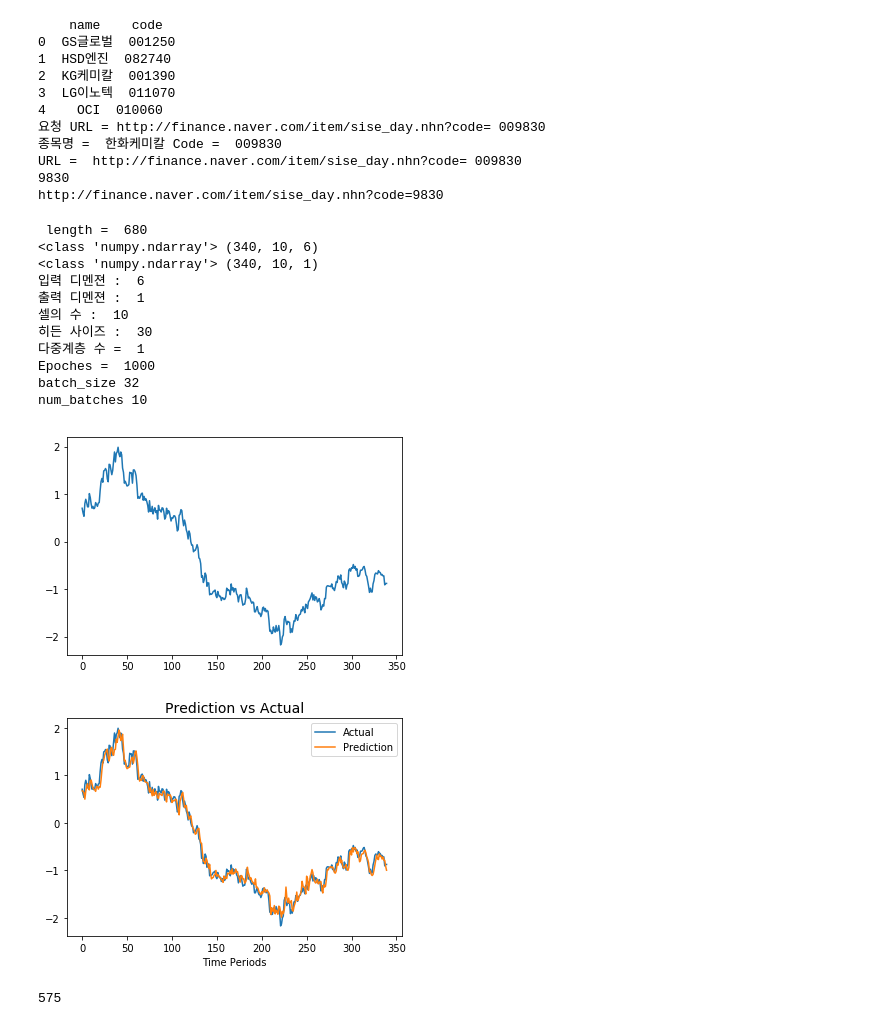
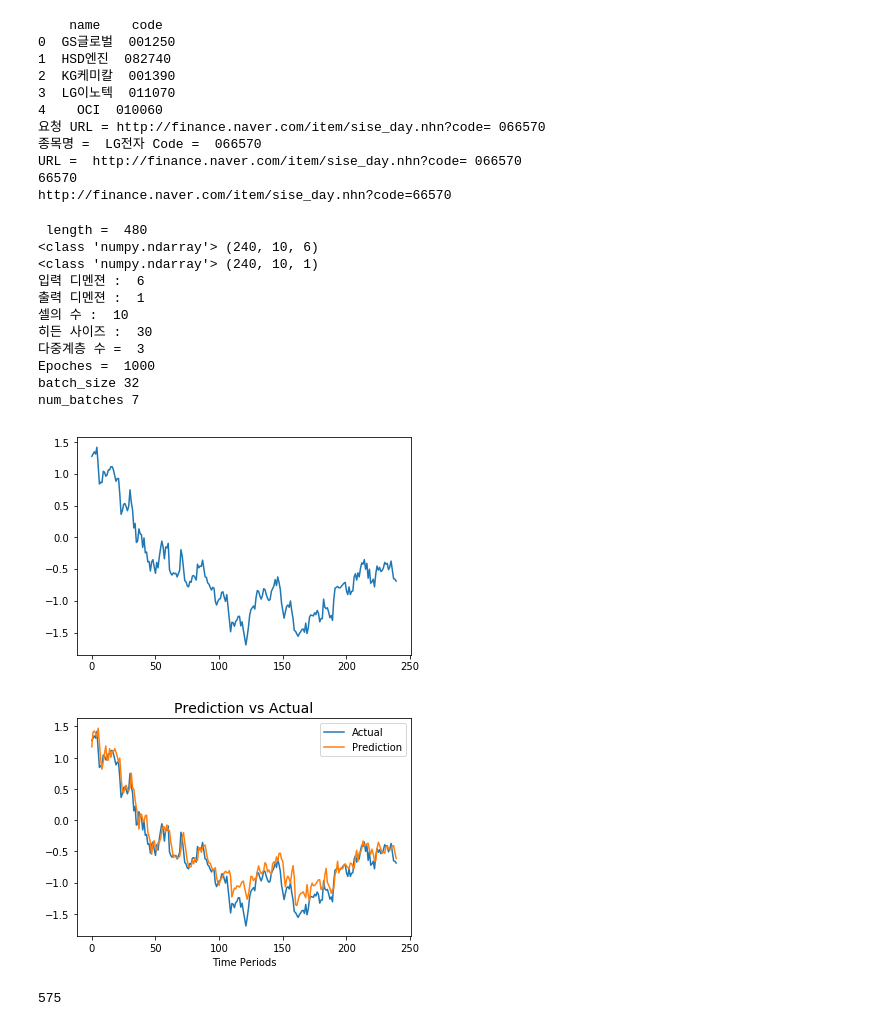
Before and after one commit to dwjang0902/ExampleNew, a Jupyter notebook: Data_prediction_stock_1.ipynb, the cells around one changed output. Saved outputs shown, nothing was run; the diff lists cells and outputs as text; code cells hidden in the pictures.

```diff
--- a/Data_prediction_stock_1.ipynb
+++ b/Data_prediction_stock_1.ipynb
@@ -52,7 +52,7 @@ def get_url(item_name, code_df):
 
 
 # 종목명의 일자데이터 url 가져오기
-item_name='한화케미칼'
+item_name='LG전자'
 url, code = get_url(item_name, code_df)
 #print(type(code))
 # 왜 이렇게 해야 동작하는지 잘 모르겠다.
@@ -87,7 +87,7 @@ mp = maxPage[0].find_all("td",class_="pgRR")
 
 # 1페이지에서 20페이지의 데이터만 가져오기
 #마지막 페이지 찾는 방법 ???
-for page in range(1, 70):
+for page in range(1, 50):
 #    pg_url = '{url}&page={page}'.format(url=url, page=page) # 동작을 않는다, 이유를 모르겠다 ???
     pg_url = 'http://finance.naver.com/item/sise_day.nhn?code=' + code_num + '&page='+ str(page)
 #    print(pg_url)
@@ -203,7 +203,7 @@ def cell():
    #c = tf.nn.rnn_cell.BasicRNNCell(hidden_size)
    return c
 
-num_mult = 1
+num_mult = 3
 print("다중계층 수 = ",num_mult)
 cells = tf.contrib.rnn.MultiRNNCell([cell() for _ in range(num_mult)])
 outputs, _states = tf.nn.dynamic_rnn(cells, X, dtype = tf.float32)
@@ -258,43 +258,43 @@ with tf.Session() as sess :
             sess.run(training_op, feed_dict = { X : x_batches, Y: y_batches}) # 트레이닝
         """
 
         if ep % 100 == 0 :
             mse = loss.eval(feed_dict = { X : x_test, Y: y_test})
 
     y_pred = sess.run(predictions, feed_dict = {X: x_test}) # 예측
     #    print(" Prediction = \n ", np.squeeze(y_pred))
 
 #결과 그리기
 plt.figure(2)
 plt.title("Prediction vs Actual", fontsize = 14)
 plt.plot(np.squeeze(y_test)[:,1], label = "Actual")
 plt.plot(np.squeeze(y_pred)[:,1], label ="Prediction")
 plt.legend(loc = "upper right")
 plt.xlabel("Time Periods")
 plt.show()
 # %% [output]
     name    code
 0  GS글로벌  001250
 1  HSD엔진  082740
 2  KG케미칼  001390
 3  LG이노텍  011070
 4    OCI  010060
-요청 URL = http://finance.naver.com/item/sise_day.nhn?code= 009830
-종목명 =  한화케미칼 Code =  009830
-URL =  http://finance.naver.com/item/sise_day.nhn?code= 009830
-9830
-http://finance.naver.com/item/sise_day.nhn?code=9830
+요청 URL = http://finance.naver.com/item/sise_day.nhn?code= 066570
+종목명 =  LG전자 Code =  066570
+URL =  http://finance.naver.com/item/sise_day.nhn?code= 066570
+66570
+http://finance.naver.com/item/sise_day.nhn?code=66570
- length =  680
-<class 'numpy.ndarray'> (340, 10, 6)
-<class 'numpy.ndarray'> (340, 10, 1)
+ length =  480
+<class 'numpy.ndarray'> (240, 10, 6)
+<class 'numpy.ndarray'> (240, 10, 1)
 입력 디멘젼 :  6
 출력 디멘젼 :  1
 셀의 수 :  10
 히든 사이즈 :  30
-다중계층 수 =  1
+다중계층 수 =  3
 Epoches =  1000
 batch_size 32
-num_batches 10
+num_batches 7
-[figure, old version]
+[figure, new version]
-[figure, old version]
+[figure, new version]
 # %%
```
Also changed, not shown: parts of 1 cell of this notebook.
